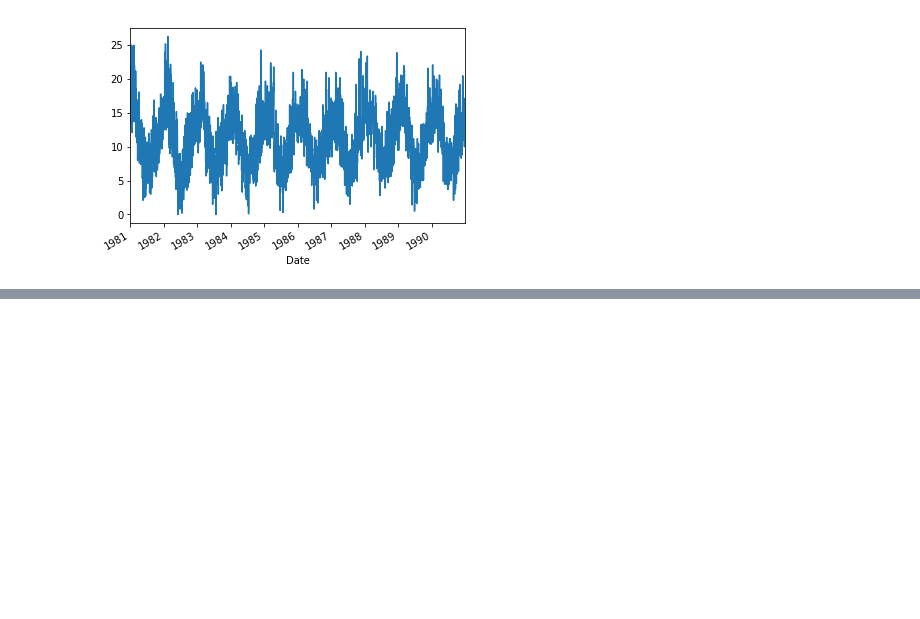
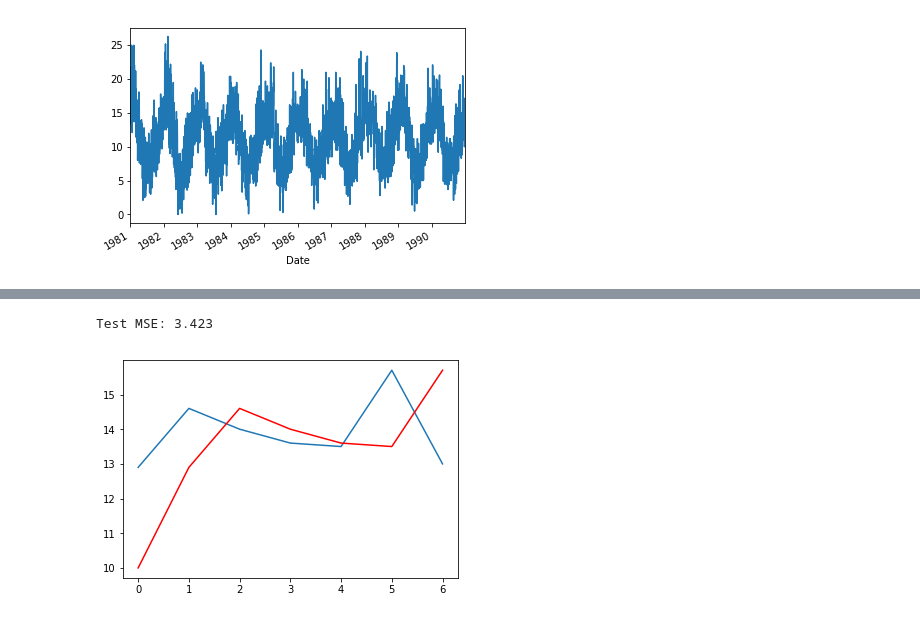
Before and after one commit to Kanbc/ar-model-python, a Jupyter notebook: AR model blueprint.ipynb, the cells around one changed output, grey strips where cells are left out. Saved outputs shown, nothing was run; the diff lists cells and outputs as text; code cells hidden in the pictures; blank space fills up the shorter version.

```diff
--- a/AR model blueprint.ipynb
+++ b/AR model blueprint.ipynb
@@ -88,0 +230,43 @@ Name: Temp, dtype: float64
+# %%
+from pandas import Series
+from pandas import DataFrame
+from pandas import concat
+from matplotlib import pyplot
+from sklearn.metrics import mean_squared_error
+
+# import data
+series = Series.from_csv('data/daily-minimum-temperatures.csv', header=0)
+
+# create lagged dataset
+p = 1 #lag order
+values    = DataFrame(series.values) #make key:value structure to 2-dimensional labeled data structure
+dataframe = concat([values.shift(p), values], axis=1) #create lag p column (t-p)
+dataframe.columns = ['t-'+str(p), 't+'+str(p)] #label column name
+
+# split into train and test sets
+X = dataframe.values
+train, test = X[1:len(X)-7], X[len(X)-7:]
+train_X, train_y = train[:,0], train[:,1] #y lags p order from x
+test_X, test_y = test[:,0], test[:,1]
+
+# persistence model
+def model_persistence(x):
+    return x
+
+# walk-forward validation
+predictions = list()
+for x in test_X:
+    yhat = model_persistence(x)
+    predictions.append(yhat)
+
+# test_score = mean_squared_error(test_y, predictions)
+test_score = mean_squared_error(test_y, test_X)
+
+print('Test MSE: %.3f' % test_score)
+# plot predictions vs expected (real value)
+pyplot.plot(test_y) # real value
+pyplot.plot(predictions, color='red') # prediction value
+pyplot.show()
+# %% [output]
+Test MSE: 3.423
+[figure, added]
```
Also changed, not shown: parts of 22 cells of this notebook.
